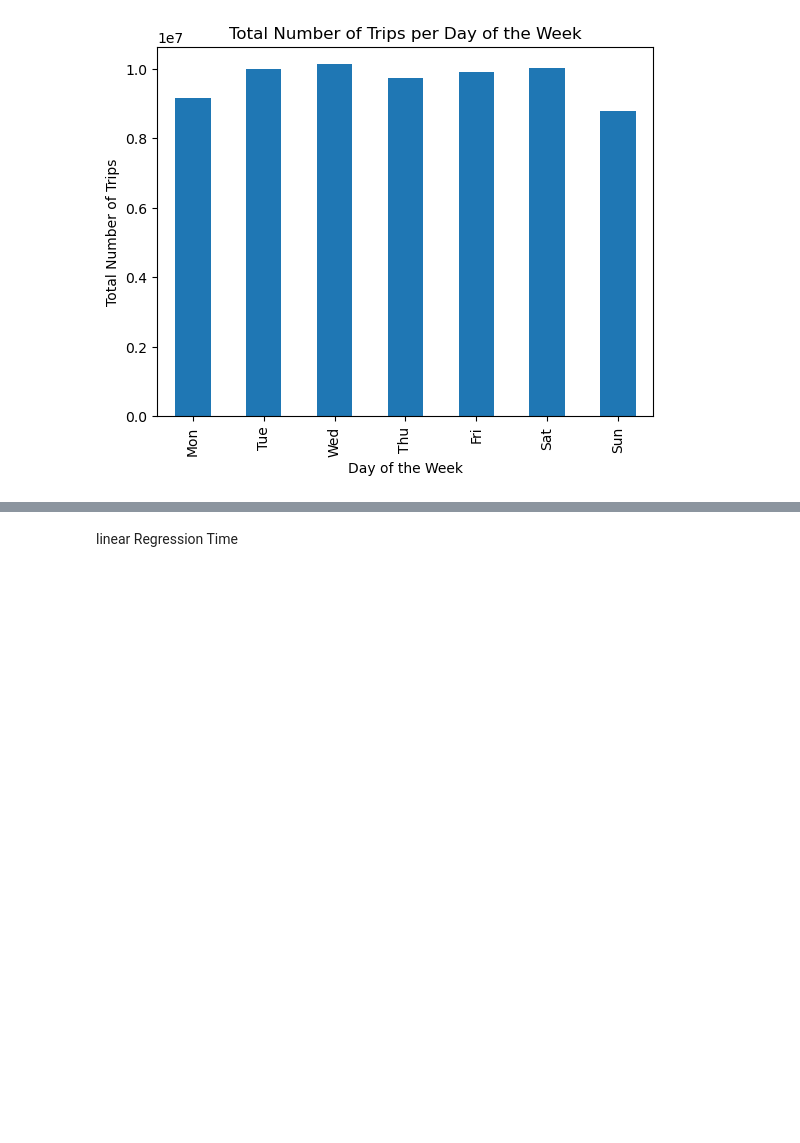
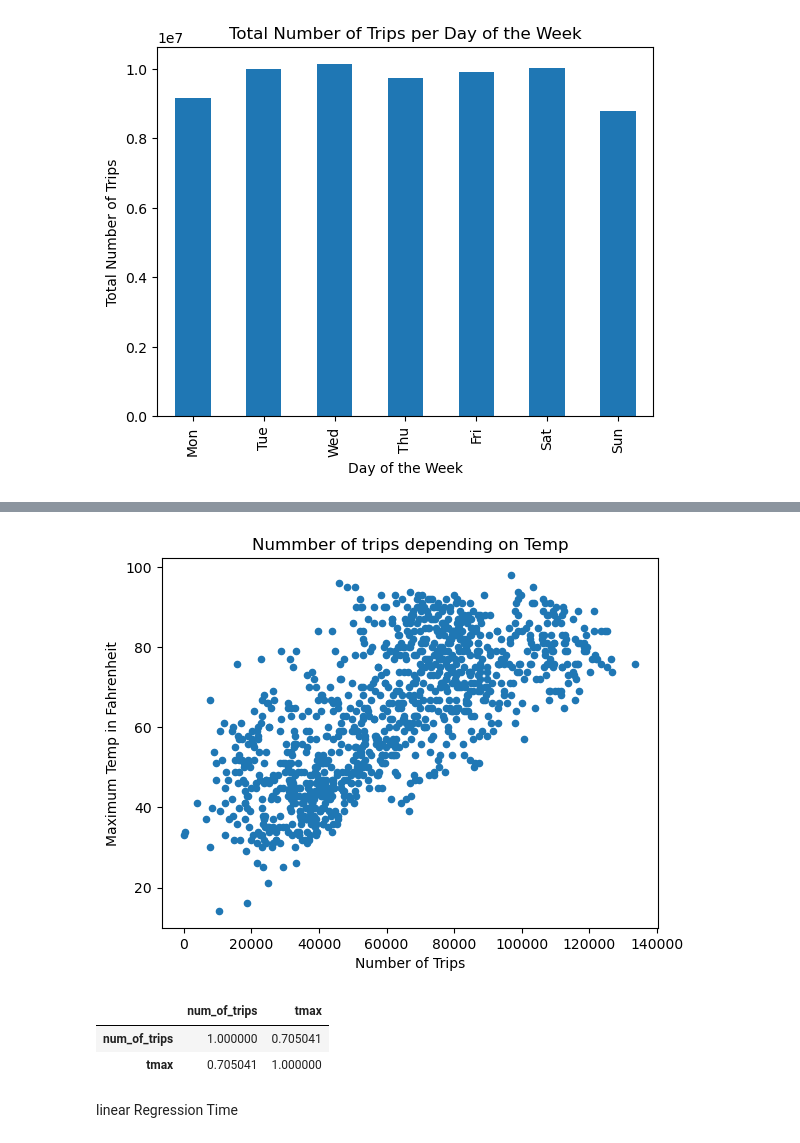
Before and after one commit to KagonDeans/citibikes, a Jupyter notebook: notebook/citibike_3.ipynb, the cells around one changed output, grey strips where cells are left out. Saved outputs shown, nothing was run; the diff lists cells and outputs as text; code cells hidden in the pictures; blank space fills up the shorter version.

```diff
--- a/notebook/citibike_3.ipynb
+++ b/notebook/citibike_3.ipynb
@@ -107,3 +102,21 @@ citibike
+# %%
+#plotting amount of trips against the max temp.
+citibike.plot.scatter(x = 'num_of_trips', y = 'tmax')
+
+plt.title('Nummber of trips depending on Temp')
+plt.xlabel('Number of Trips')
+plt.ylabel('Maximum Temp in Fahrenheit')
+
+plt.show()
+# %% [output]
+[figure, added]
+# %%
+#is the tempertaure and num of trips correlated.
+citibike[['num_of_trips', 'tmax']].corr()
+# %% [output]
+|  | num_of_trips | tmax |
+| num_of_trips | 1.000000 | 0.705041 |
+| tmax | 0.705041 | 1.000000 |
 # %% [markdown]
 linear Regression Time
 # %%
```
Also changed, not shown: parts of 25 cells of this notebook.
